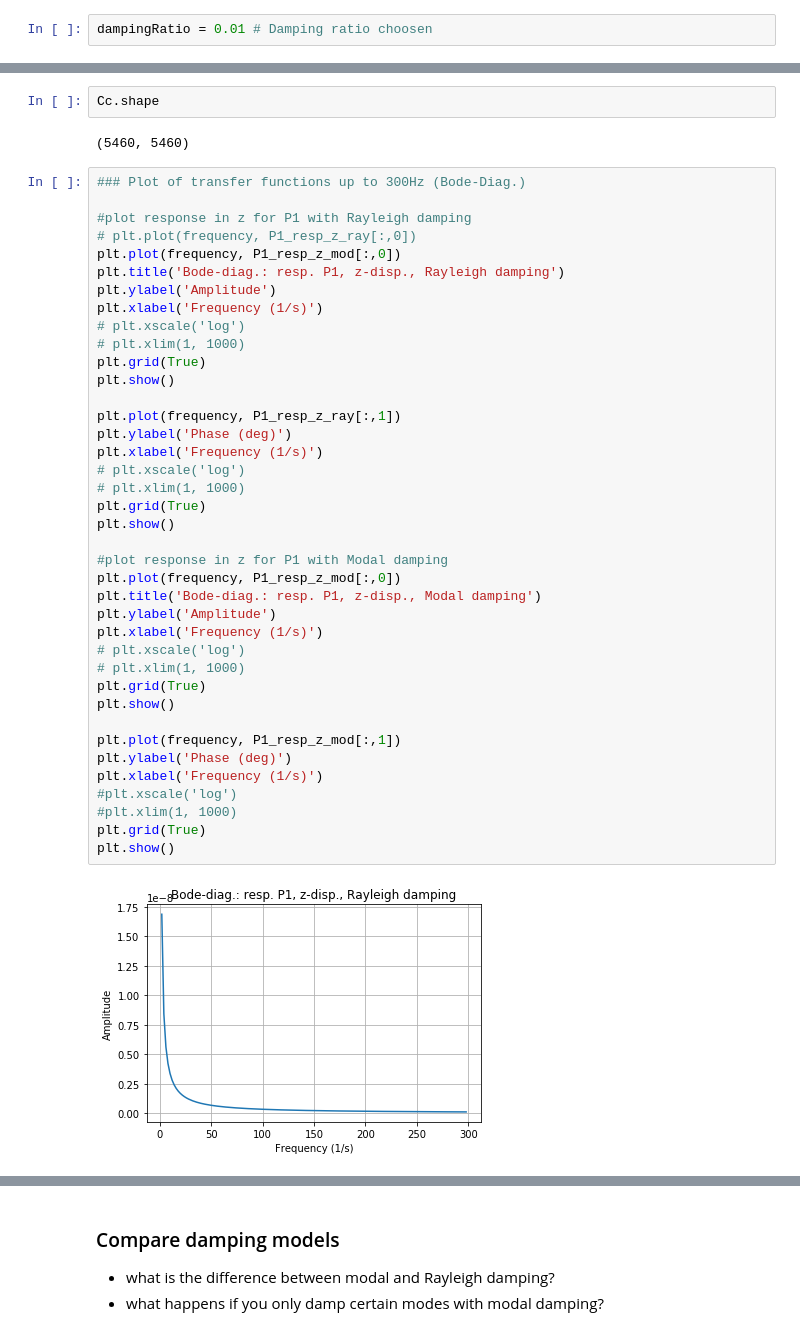
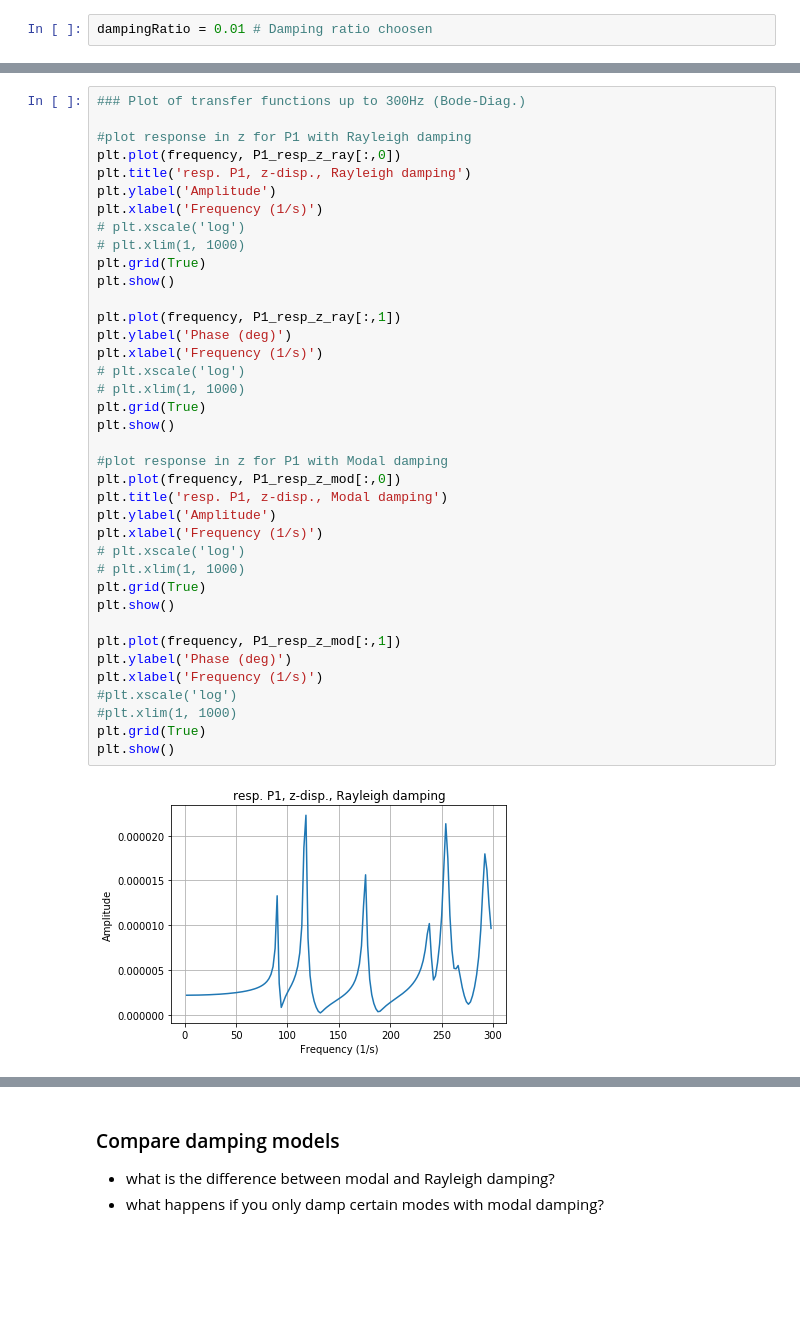
Before and after one commit to phmandl/modalanalyse, a Jupyter notebook: HW3/3_ModalSubspace_coupled_oscillators-max.ipynb, the cells around one changed output, grey strips where cells are left out. Cells and saved outputs as stored; diff of their text form; blank space fills up the shorter version.

```diff
--- a/HW3/3_ModalSubspace_coupled_oscillators-max.ipynb
+++ b/HW3/3_ModalSubspace_coupled_oscillators-max.ipynb
@@ -266,46 +272,41 @@ print("--- %s seconds ---" % (time.time() - start_time))
-# %%
-Cc.shape
-# %% [output]
-(5460, 5460)
 # %%
 ### Plot of transfer functions up to 300Hz (Bode-Diag.)
 
 #plot response in z for P1 with Rayleigh damping
-# plt.plot(frequency, P1_resp_z_ray[:,0])
-plt.plot(frequency, P1_resp_z_mod[:,0])
-plt.title('Bode-diag.: resp. P1, z-disp., Rayleigh damping')
+plt.plot(frequency, P1_resp_z_ray[:,0])
+plt.title('resp. P1, z-disp., Rayleigh damping')
 plt.ylabel('Amplitude')
 plt.xlabel('Frequency (1/s)')
 # plt.xscale('log')
 # plt.xlim(1, 1000)
 plt.grid(True)
 plt.show()
 
 plt.plot(frequency, P1_resp_z_ray[:,1])
 plt.ylabel('Phase (deg)')
 plt.xlabel('Frequency (1/s)')
 # plt.xscale('log')
 # plt.xlim(1, 1000)
 plt.grid(True)
 plt.show()
 
 #plot response in z for P1 with Modal damping
 plt.plot(frequency, P1_resp_z_mod[:,0])
-plt.title('Bode-diag.: resp. P1, z-disp., Modal damping')
+plt.title('resp. P1, z-disp., Modal damping')
 plt.ylabel('Amplitude')
 plt.xlabel('Frequency (1/s)')
 # plt.xscale('log')
 # plt.xlim(1, 1000)
 plt.grid(True)
 plt.show()
 
 plt.plot(frequency, P1_resp_z_mod[:,1])
 plt.ylabel('Phase (deg)')
 plt.xlabel('Frequency (1/s)')
 #plt.xscale('log')
 #plt.xlim(1, 1000)
 plt.grid(True)
 plt.show()
 # %% [output]
-[figure, old version]
+[figure, new version]
 [figure]
```
Also changed, not shown: parts of 17 cells of this notebook.
